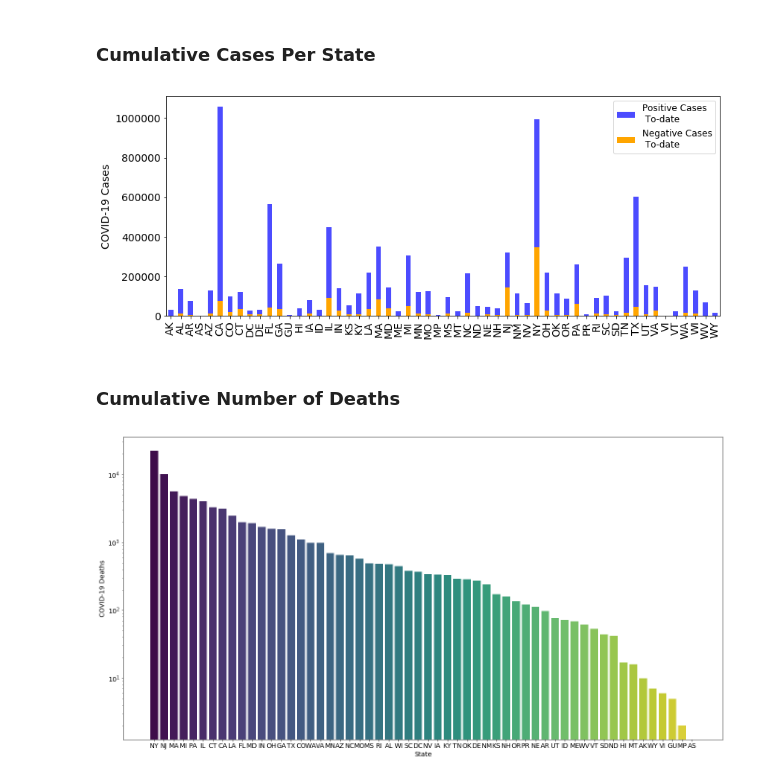
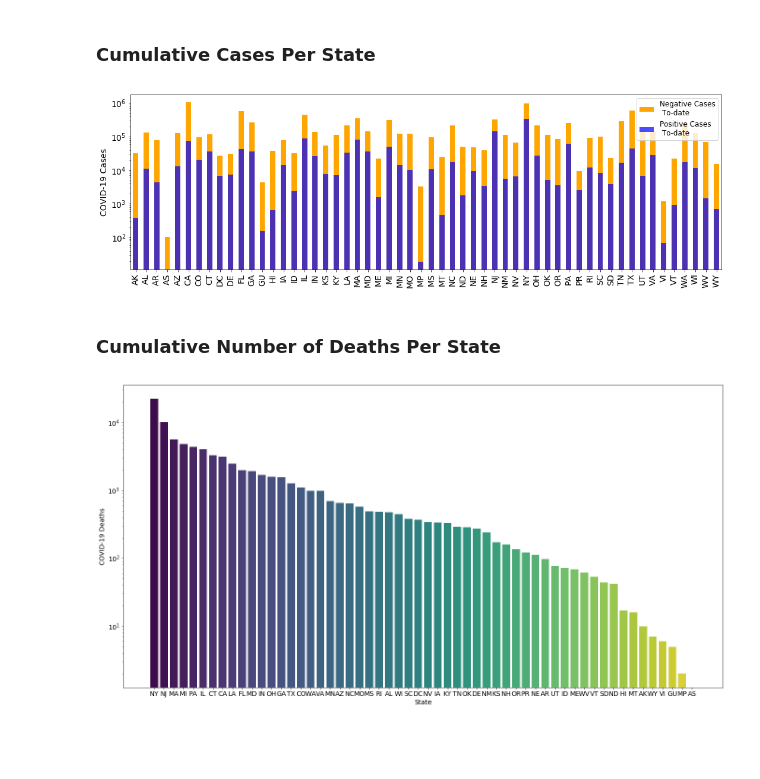
Before and after one commit to analisahill/covid19-analysis, a Jupyter notebook: COVID19_Analysis.ipynb, the cells around one changed output. Cells and saved outputs as stored; diff of their text form; code cells hidden in the pictures; blank space fills up the shorter version.

Commit message:
fixed error on Cumulative Cases Per State and cleaning

```diff
--- a/COVID19_Analysis.ipynb
+++ b/COVID19_Analysis.ipynb
@@ -62,32 +65,35 @@ df = df.sort_values('Date')
 
 df_recent =  df.groupby('State', as_index=False).last()
 df_recent.fillna(0, inplace=True)
+df_recent['Active Cases'] = df_recent['Positive']-df_recent['Recovered']-df_recent['Deaths']
 # %% [markdown]
 ## United States Analysis
 # %% [markdown]
 ### Cumulative Cases Per State
 # %%
-fig, ax = plt.subplots(figsize=(12,5))
+fig, ax = plt.subplots(figsize=(15,5))
+
 df_recent['Negative'].plot(ax=ax, kind='bar', x='State',
+                           color='orange',
+                           label='Negative Cases\n To-date',
+                          )
+
+df_recent['Positive'].plot(ax=ax, kind='bar', x='State',
                           color='blue',
                            label='Positive Cases \n To-date',
                            alpha=.7
                           )
-df_recent['Positive'].plot(ax=ax, kind='bar', x='State',
-                           color='orange',
-                           label='Negative Cases\n To-date',
-                          )
-
 
 ax.set_xticklabels(df_recent['State'].values)
 ax.set_ylabel('COVID-19 Cases')
+ax. semilogy()
 
 plt.legend(prop={'size':12})
 plt.tight_layout()
 # %% [output]
-[figure, old version]
+[figure, new version]
 # %% [markdown]
-### Cumulative Number of Deaths
+### Cumulative Number of Deaths Per State
 # %%
 df_desc_recent = df_recent.sort_values(by='Deaths', ascending=False)
 
```
Also changed, not shown: parts of 10 cells of this notebook.
